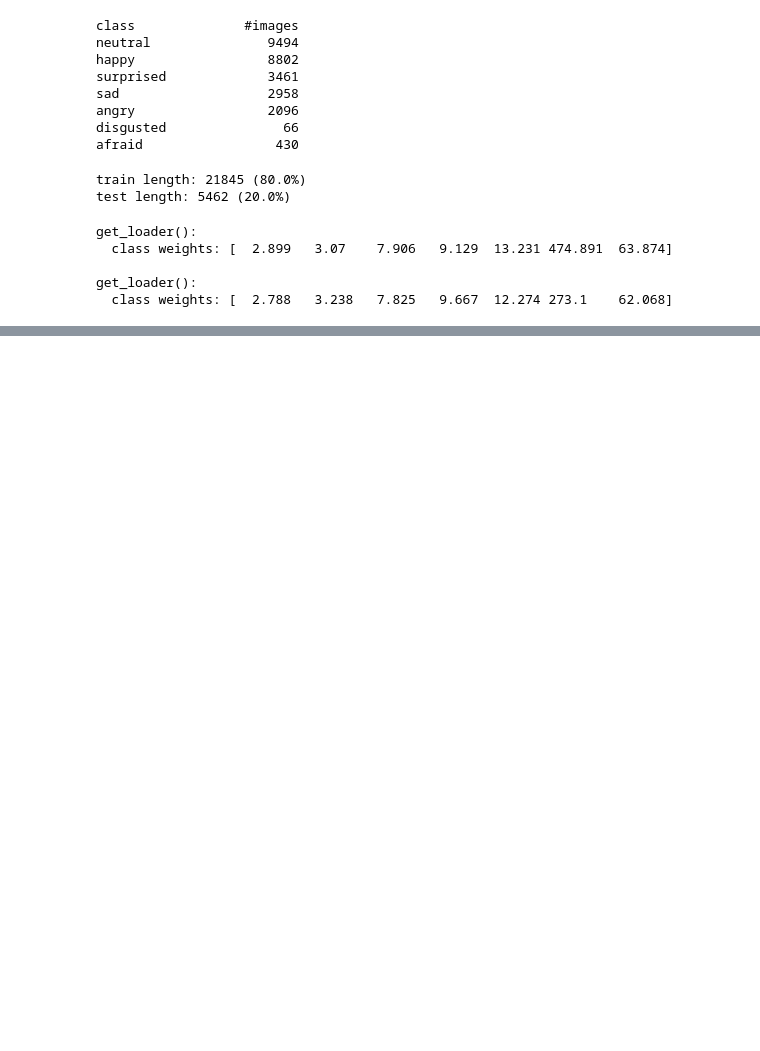
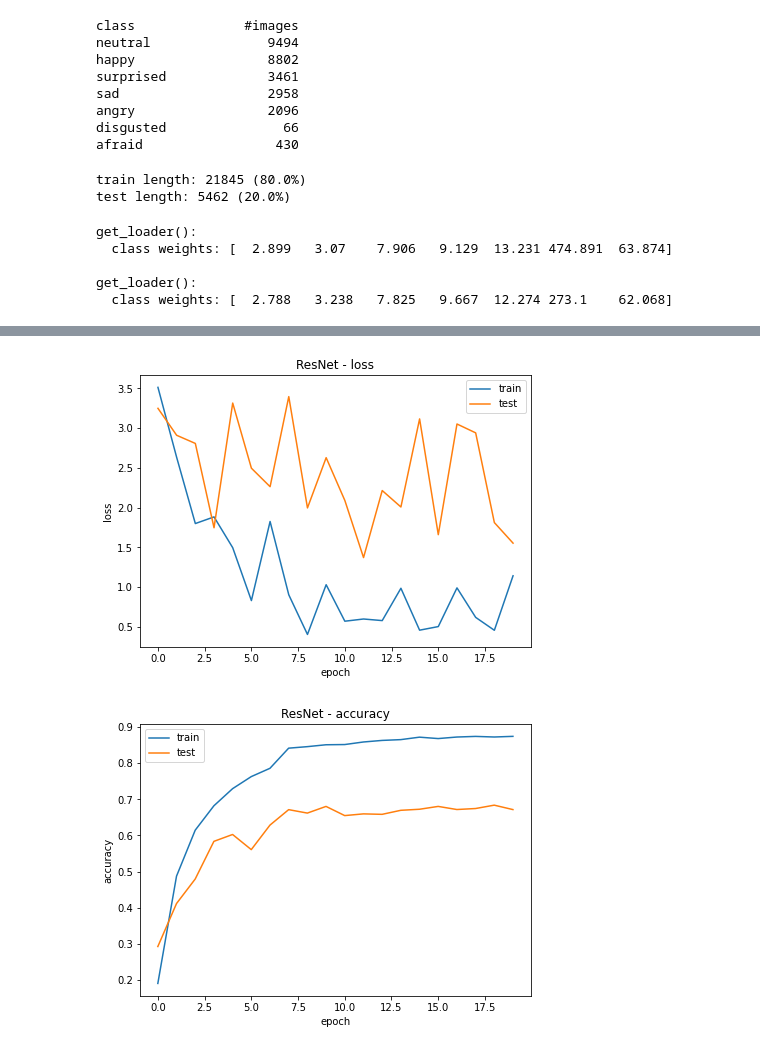
Before and after one commit to swegg4n/AML-EmotionRecognition, a Jupyter notebook: pre-processing_filters.ipynb, the cells around one changed output, grey strips where cells are left out. Cells and saved outputs as stored; diff of their text form; code cells hidden in the pictures; blank space fills up the shorter version.

```diff
--- a/pre-processing_filters.ipynb
+++ b/pre-processing_filters.ipynb
@@ -241,0 +457,24 @@ imshow(train_dataset, 'Example images from the train dataset')
+# %%
+def plot_metric(train, test, metric, title):
+    plt.figure(figsize = (7, 5))
+
+    train = torch.tensor(train, device='cpu')
+    test = torch.tensor(test, device='cpu')
+
+    with torch.no_grad():
+        plt.plot(range(len(train)), train, label = "train")
+        plt.plot(range(len(test)), test, label = "test")
+    plt.title(title)
+    plt.xlabel('epoch')
+    plt.ylabel(metric)
+    plt.legend()
+
+    # plt.savefig(f'{title}.png')
+    plt.show()
+
+
+plot_metric(loss_train, loss_test, 'loss', 'ResNet - loss')
+plot_metric(accuracy_train, accuracy_test, 'accuracy', 'ResNet - accuracy')
+# %% [output]
+[figure, added]
+[figure, added]
```
Also changed, not shown: parts of 12 cells of this notebook, 4 other files.
